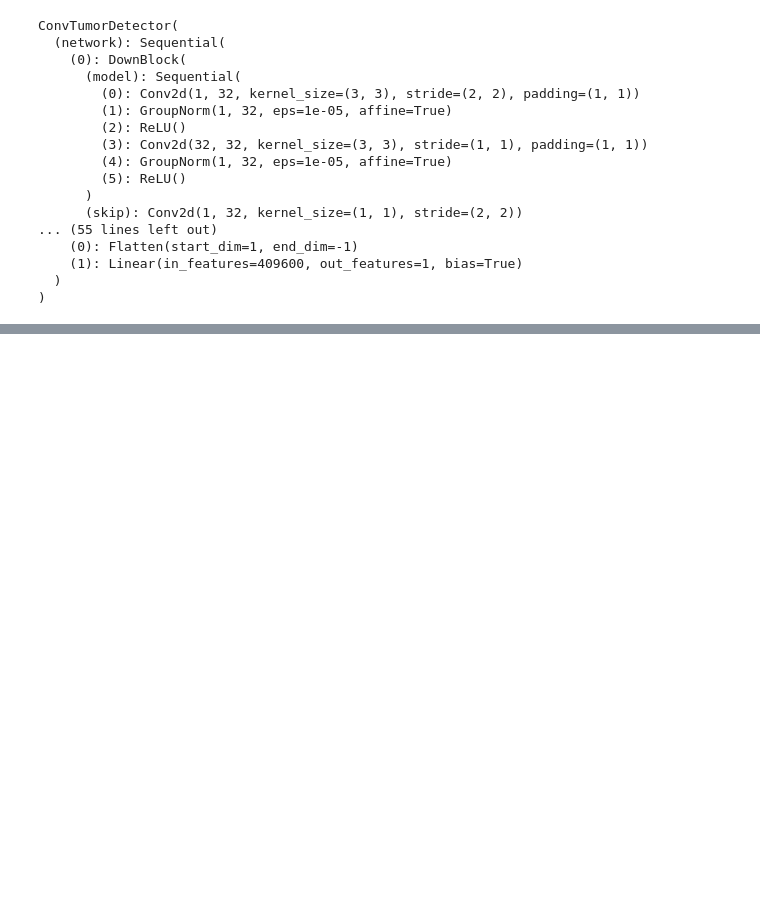
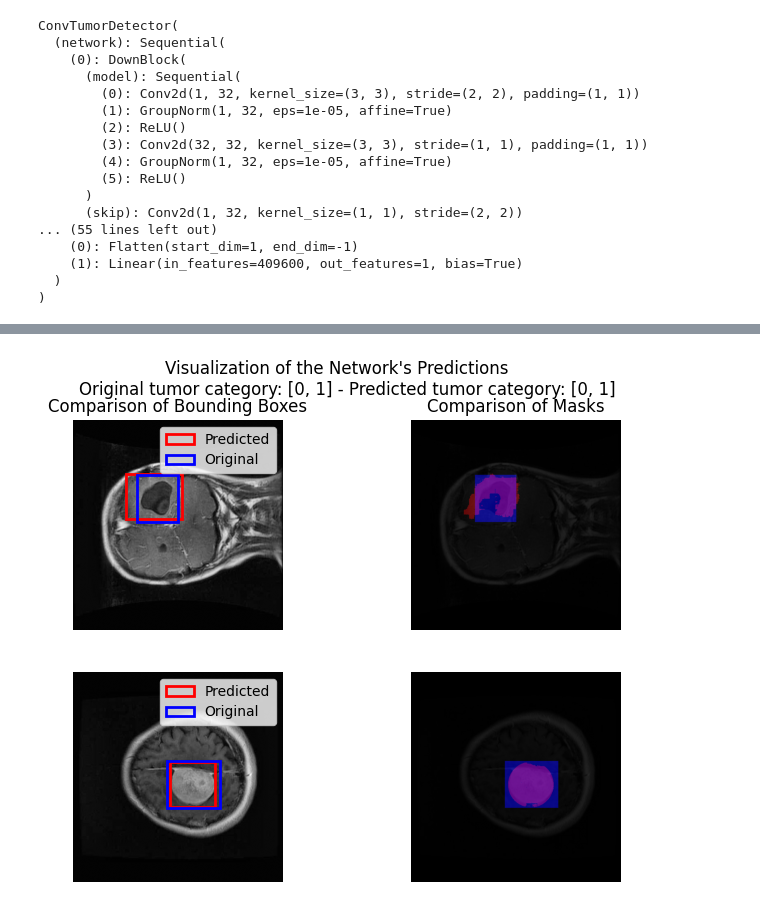
Before and after one commit to HumbertoPotes/BrainTumorDetection, a Jupyter notebook: data_loading.ipynb, the cells around one changed output, grey strips where cells are left out. Saved outputs shown, nothing was run; the diff lists cells and outputs as text; code cells hidden in the pictures; blank space fills up the shorter version.

```diff
--- a/data_loading.ipynb
+++ b/data_loading.ipynb
@@ -343,0 +170,39 @@ summary(net, (1,640,640), device="cpu")  # Adjust the input size as needed
+# %%
+from torch.utils.data import DataLoader
+from utils import *
+dataset = load_dataset("dwb2023/brain-tumor-image-dataset-semantic-segmentation")
+
+# load the training dataset
+train_dataset = BrainTumorDataset(dataset['train'])
+train_loader = DataLoader(train_dataset, batch_size=2, shuffle=True)
+
+for first_image, first_mask, first_cat in train_loader:
+    break
+
+model_path = "logs/model_epoch_30.pth"
+net.load_state_dict(torch.load(model_path))
+net.eval()
+
+with torch.no_grad():
+    prediction, pred_cat = net(first_image)
+
+# Prepare data for visualization
+image_np = first_image.squeeze().cpu().numpy()
+ground_truth_masks = first_mask.squeeze().cpu().numpy()
+
+predicted_cat = sigmoid_to_binary(pred_cat, threshold=0.5)
+predicted_labels = clean_by_distance(prediction, threshold=0.5)
+# %%
+batch_size = 2
+f,a = visualize_comparisons(
+    image_np=image_np,
+    pred_mask=predicted_labels,
+    pred_cat=predicted_cat,
+    true_mask=ground_truth_masks,
+    true_cat=first_cat,
+    batch_size=batch_size
+)
+plt.show()
+plt.close(f)
+# %% [output]
+[figure, added]
```
Also changed, not shown: parts of 9 cells of this notebook, 3 other files.
